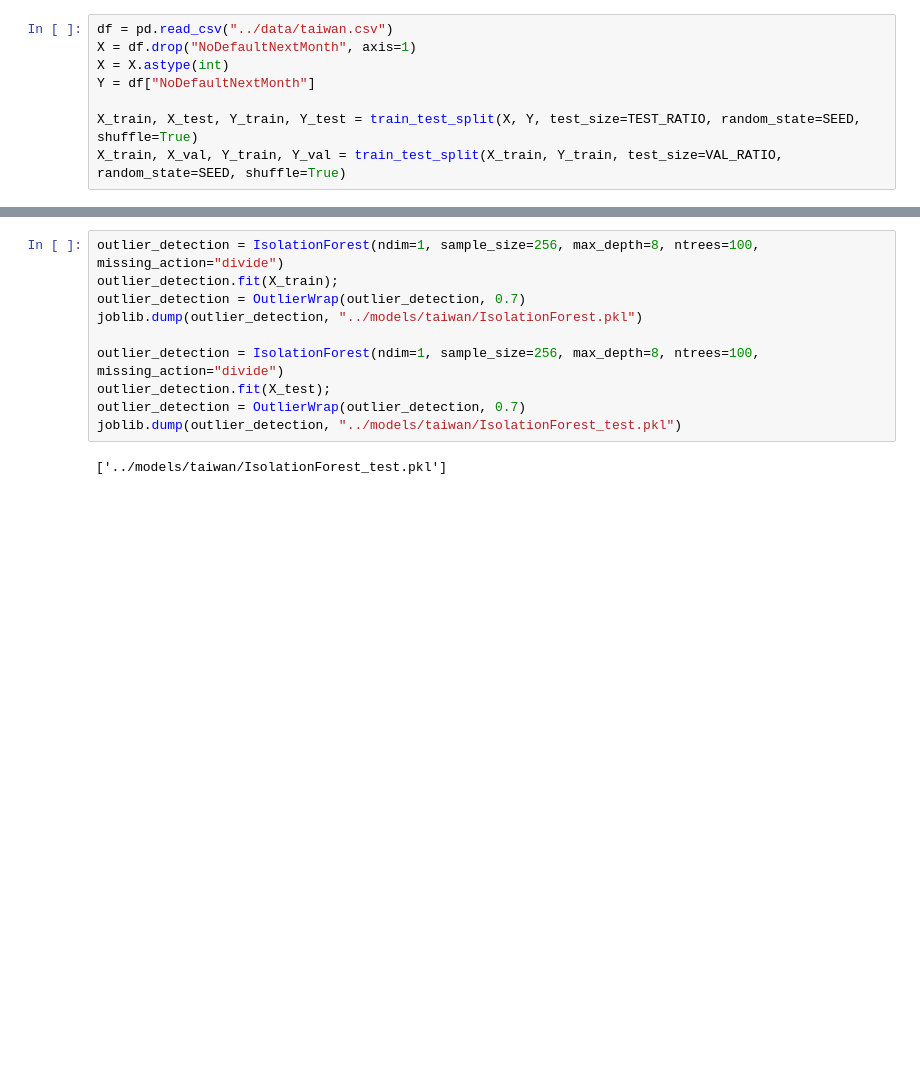
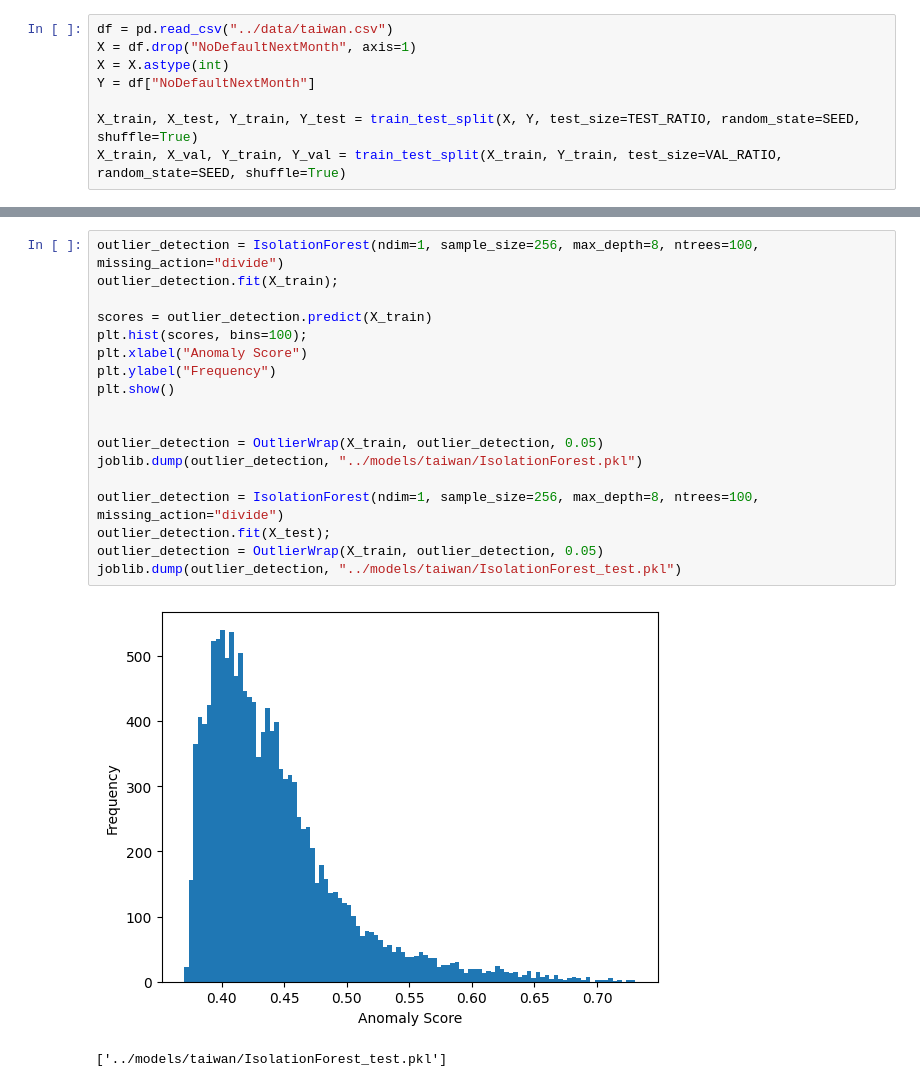
Before and after one commit to hiaac-finance/cfmining, a Jupyter notebook: notebooks/model_training.ipynb, the cells around one changed output, grey strips where cells are left out. Cells and saved outputs as stored; diff of their text form; blank space fills up the shorter version.

```diff
--- a/notebooks/model_training.ipynb
+++ b/notebooks/model_training.ipynb
@@ -280,12 +230,21 @@ Score  test: 0.632
 # %%
 outlier_detection = IsolationForest(ndim=1, sample_size=256, max_depth=8, ntrees=100, missing_action="divide")
 outlier_detection.fit(X_train);
-outlier_detection = OutlierWrap(outlier_detection, 0.7)
+
+scores = outlier_detection.predict(X_train)
+plt.hist(scores, bins=100);
+plt.xlabel("Anomaly Score")
+plt.ylabel("Frequency")
+plt.show()
+
+
+outlier_detection = OutlierWrap(X_train, outlier_detection, 0.05)
 joblib.dump(outlier_detection, "../models/taiwan/IsolationForest.pkl")
 
 outlier_detection = IsolationForest(ndim=1, sample_size=256, max_depth=8, ntrees=100, missing_action="divide")
 outlier_detection.fit(X_test);
-outlier_detection = OutlierWrap(outlier_detection, 0.7)
+outlier_detection = OutlierWrap(X_train, outlier_detection, 0.05)
 joblib.dump(outlier_detection, "../models/taiwan/IsolationForest_test.pkl")
 # %% [output]
+[figure, added]
 ['../models/taiwan/IsolationForest_test.pkl']
```
Also changed, not shown: parts of 9 cells of this notebook, 4 other files.
